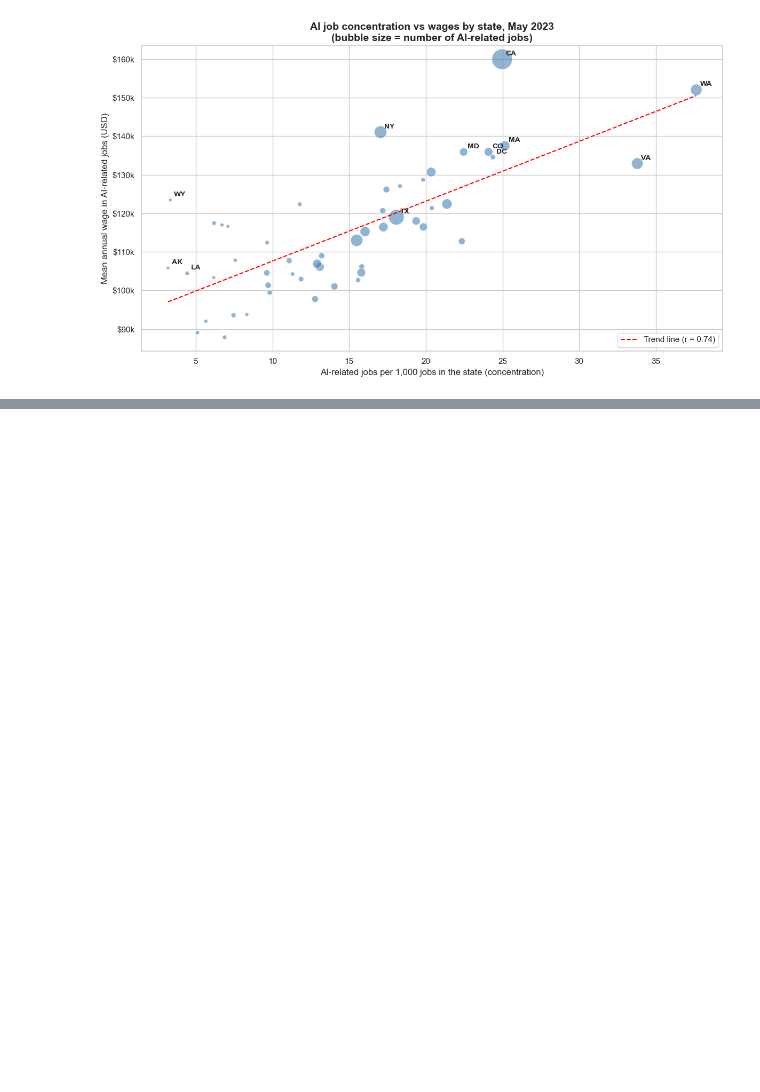
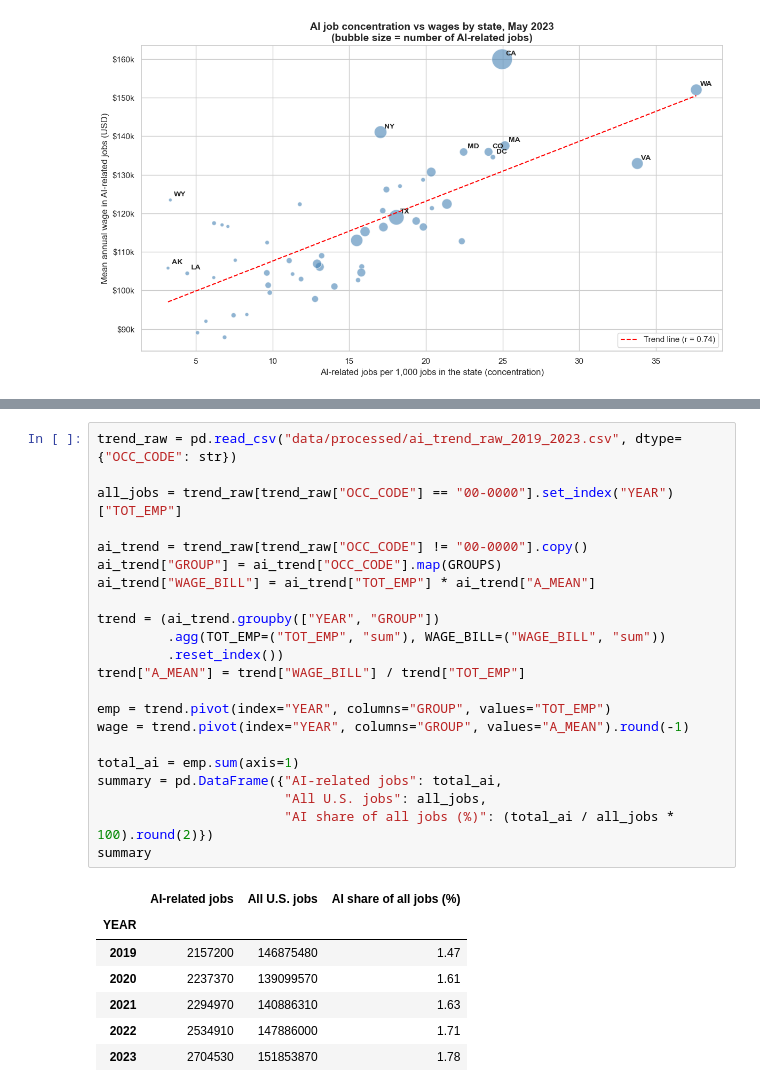
Before and after one commit to Enne08/ai-employment-analysis, a Jupyter notebook: ai_employment_analysis.ipynb, the cells around one changed output, grey strips where cells are left out. Saved outputs shown, nothing was run; the diff lists cells and outputs as text; blank space fills up the shorter version.

Commit message:
Challenge: load and combine 2019-2023 OEWS data

```diff
--- a/ai_employment_analysis.ipynb
+++ b/ai_employment_analysis.ipynb
@@ -454,0 +506,30 @@ plt.show()
+# %%
+trend_raw = pd.read_csv("data/processed/ai_trend_raw_2019_2023.csv", dtype={"OCC_CODE": str})
+
+all_jobs = trend_raw[trend_raw["OCC_CODE"] == "00-0000"].set_index("YEAR")["TOT_EMP"]
+
+ai_trend = trend_raw[trend_raw["OCC_CODE"] != "00-0000"].copy()
+ai_trend["GROUP"] = ai_trend["OCC_CODE"].map(GROUPS)
+ai_trend["WAGE_BILL"] = ai_trend["TOT_EMP"] * ai_trend["A_MEAN"]
+
+trend = (ai_trend.groupby(["YEAR", "GROUP"])
+         .agg(TOT_EMP=("TOT_EMP", "sum"), WAGE_BILL=("WAGE_BILL", "sum"))
+         .reset_index())
+trend["A_MEAN"] = trend["WAGE_BILL"] / trend["TOT_EMP"]
+
+emp = trend.pivot(index="YEAR", columns="GROUP", values="TOT_EMP")
+wage = trend.pivot(index="YEAR", columns="GROUP", values="A_MEAN").round(-1)
+
+total_ai = emp.sum(axis=1)
+summary = pd.DataFrame({"AI-related jobs": total_ai,
+                        "All U.S. jobs": all_jobs,
+                        "AI share of all jobs (%)": (total_ai / all_jobs * 100).round(2)})
+summary
+# %% [output]
+|  | AI-related jobs | All U.S. jobs | AI share of all jobs (%) |
+| YEAR |  |  |  |
+| 2019 | 2157200 | 146875480 | 1.47 |
+| 2020 | 2237370 | 139099570 | 1.61 |
+| 2021 | 2294970 | 140886310 | 1.63 |
+| 2022 | 2534910 | 147886000 | 1.71 |
+| 2023 | 2704530 | 151853870 | 1.78 |
```
Also changed, not shown: parts of 3 cells of this notebook, 1 other file.
